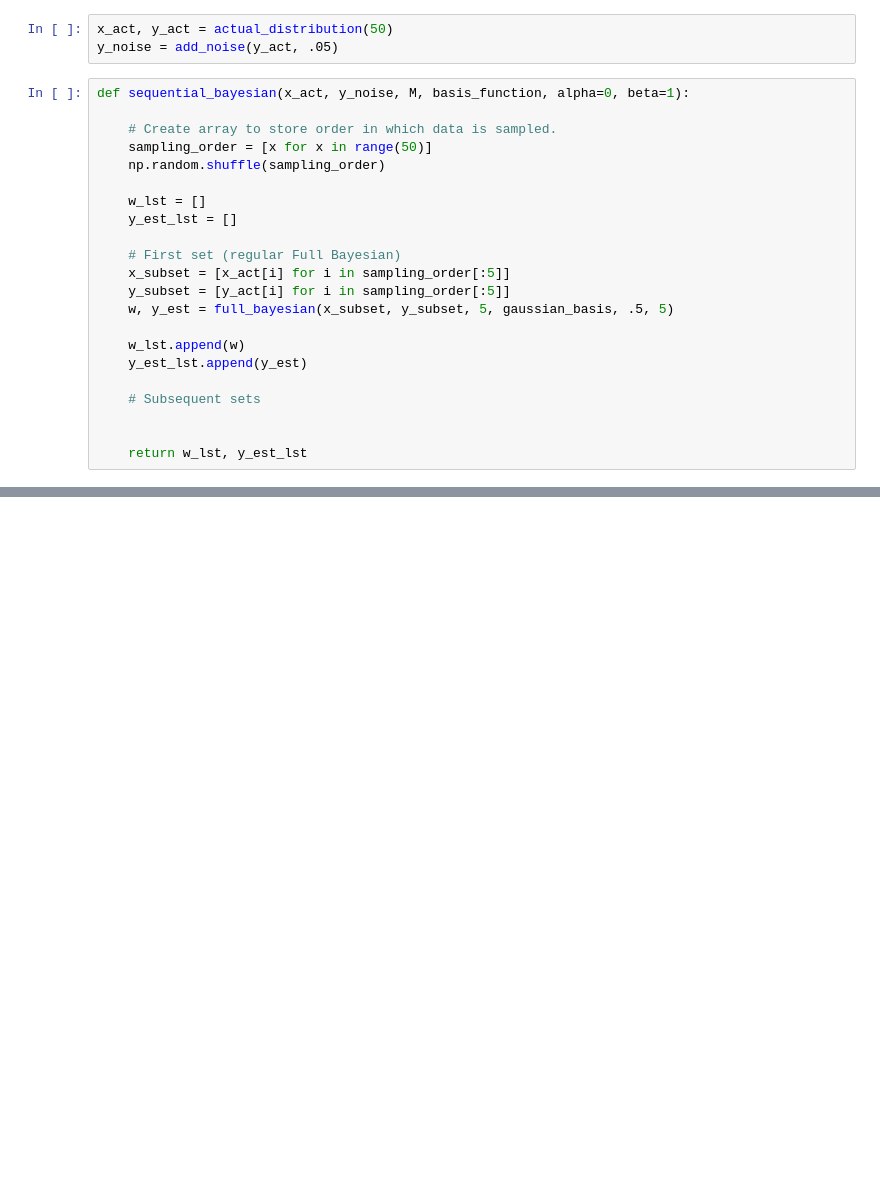
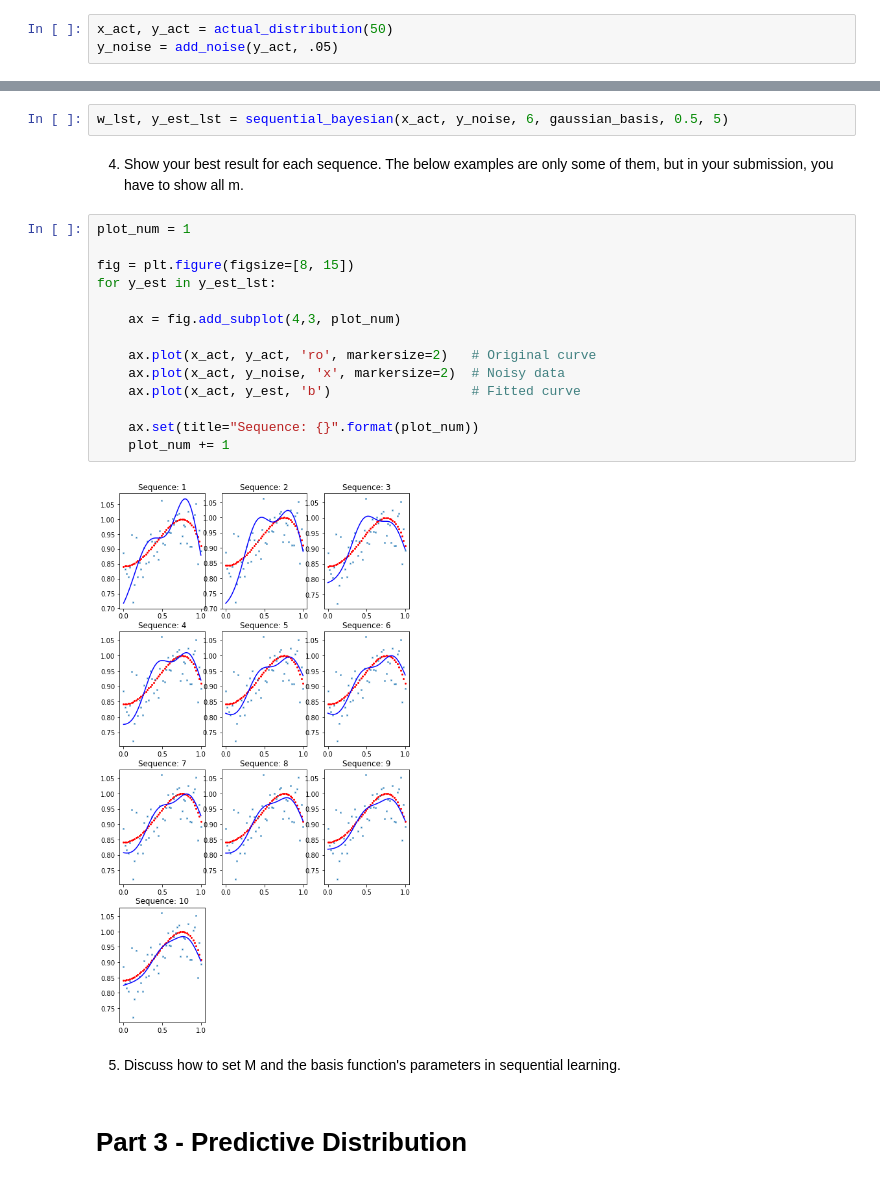
Before and after one commit to kvelon/ysc4216, a Jupyter notebook: assignments/Assignment 3 - Full Bayesian Inference.ipynb, the cells around one changed output, grey strips where cells are left out. Drawn from its saved outputs; the diff is of its cells as text; blank space fills up the shorter version.

Commit message:
second commit for part 3

```diff
--- a/assignments/Assignment 3 - Full Bayesian Inference.ipynb
+++ b/assignments/Assignment 3 - Full Bayesian Inference.ipynb
@@ -128,25 +144,3 @@ $p(w|t)$ is useful in the training stage as it tells us how certain or uncertain
 # %%
 x_act, y_act = actual_distribution(50)
 y_noise = add_noise(y_act, .05)
-# %%
-def sequential_bayesian(x_act, y_noise, M, basis_function, alpha=0, beta=1):
-
-    # Create array to store order in which data is sampled.
-    sampling_order = [x for x in range(50)]
-    np.random.shuffle(sampling_order)
-
-    w_lst = []
-    y_est_lst = []
-
-    # First set (regular Full Bayesian)
-    x_subset = [x_act[i] for i in sampling_order[:5]]
-    y_subset = [y_act[i] for i in sampling_order[:5]]
-    w, y_est = full_bayesian(x_subset, y_subset, 5, gaussian_basis, .5, 5)
-
-    w_lst.append(w)
-    y_est_lst.append(y_est)
-
-    # Subsequent sets
-
-
-    return w_lst, y_est_lst
@@ -152,0 +201,24 @@ def sequential_bayesian(x_act, y_noise, M, basis_function, alpha=0, beta=1):
+# %%
+w_lst, y_est_lst = sequential_bayesian(x_act, y_noise, 6, gaussian_basis, 0.5, 5)
+# %% [markdown]
+4. Show your best result for each sequence. The below examples are only some of them, but in your submission, you have to show all m.
+# %%
+plot_num = 1
+
+fig = plt.figure(figsize=[8, 15])
+for y_est in y_est_lst:
+
+    ax = fig.add_subplot(4,3, plot_num)
+
+    ax.plot(x_act, y_act, 'ro', markersize=2)   # Original curve
+    ax.plot(x_act, y_noise, 'x', markersize=2)  # Noisy data
+    ax.plot(x_act, y_est, 'b')                  # Fitted curve
+
+    ax.set(title="Sequence: {}".format(plot_num))
+    plot_num += 1
+# %% [output]
+[figure, added]
+# %% [markdown]
+5. Discuss how to set M and the basis function's parameters in sequential learning.
+# %% [markdown]
+# Part 3 - Predictive Distribution
```
Also changed, not shown: parts of 17 cells of this notebook.
